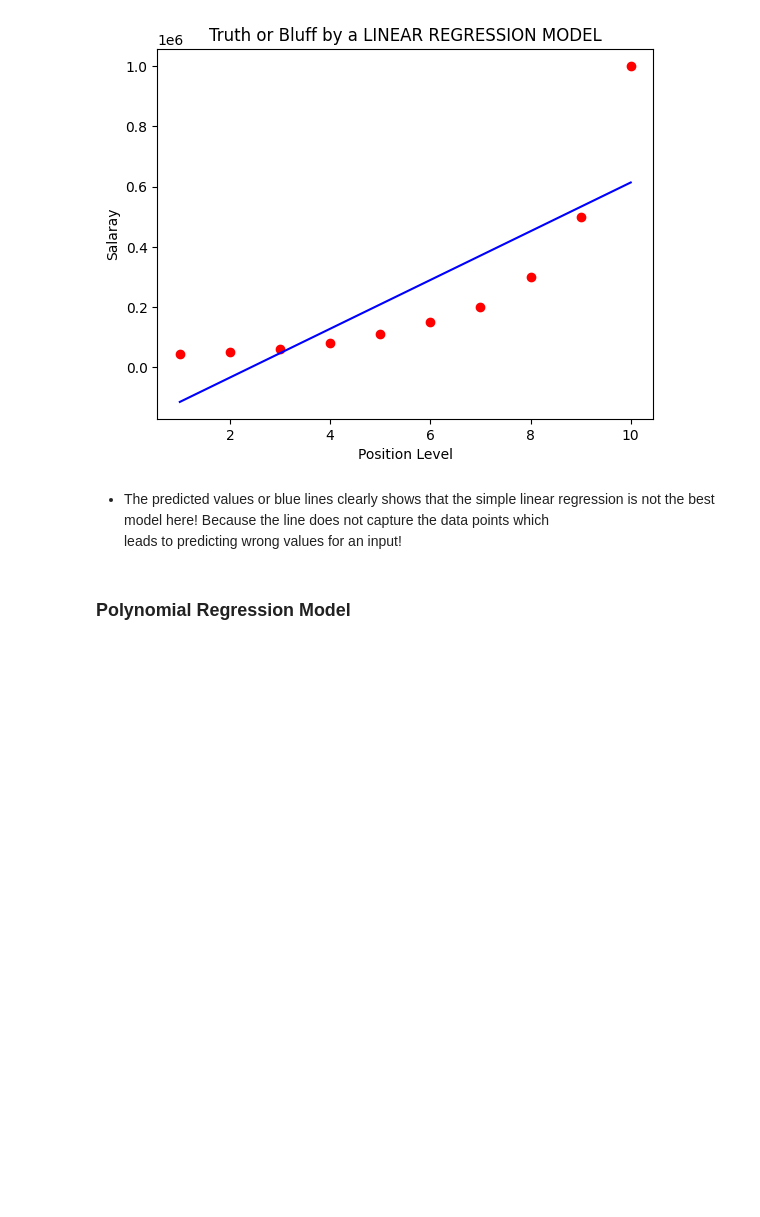
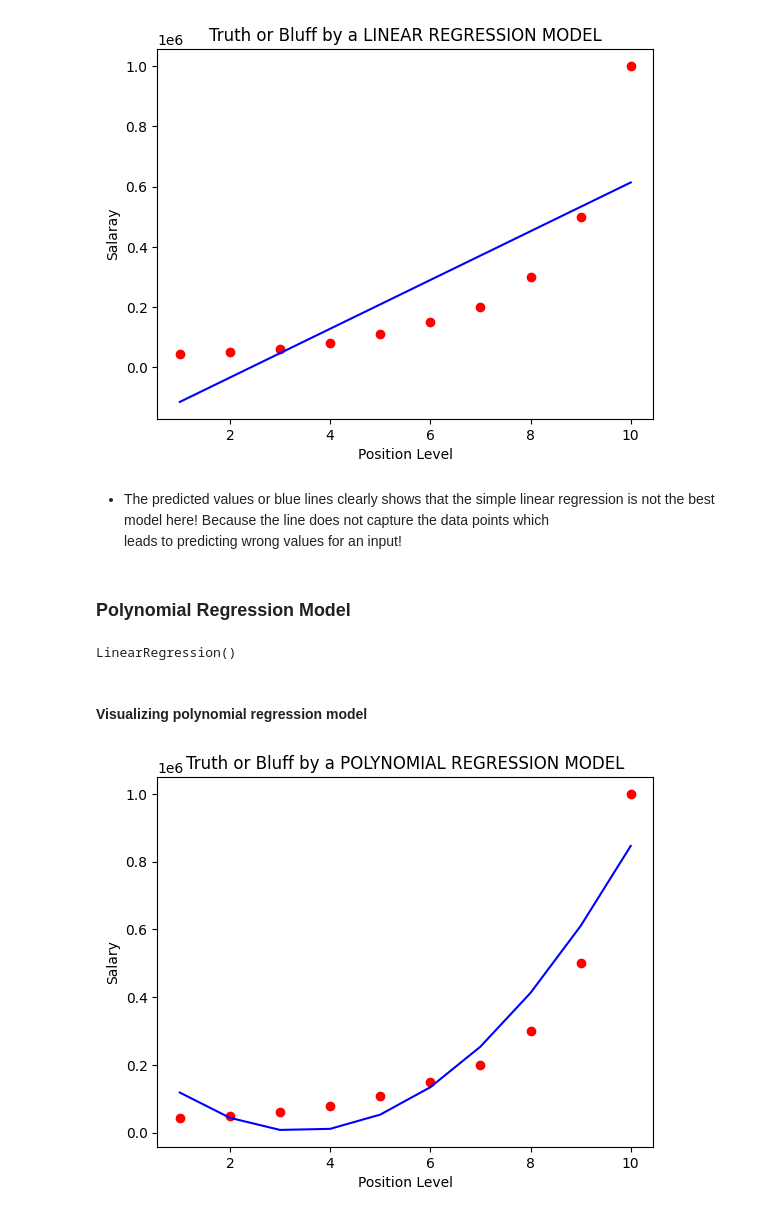
Before and after one commit to Darknight47/Regression, a Jupyter notebook: Polynomial Regression/polynomial_regression.ipynb, the cells around one changed output. Saved outputs shown, nothing was run; the diff lists cells and outputs as text; code cells hidden in the pictures; blank space fills up the shorter version.

Commit message:
Training and testing the polynomial regression model

```diff
--- a/Polynomial Regression/polynomial_regression.ipynb
+++ b/Polynomial Regression/polynomial_regression.ipynb
@@ -106,3 +107,22 @@ plt.show()
 leads to predicting wrong values for an input!
 # %% [markdown]
 ### Polynomial Regression Model
+# %%
+# Polynomial Regression
+poly_reg = PolynomialFeatures(degree= 2)
+X_poly = poly_reg.fit_transform(X)
+linear_poly_reg = LinearRegression()
+linear_poly_reg.fit(X_poly, y)
+# %% [output]
+LinearRegression()
+# %% [markdown]
+#### Visualizing polynomial regression model
+# %%
+plt.scatter(X, y, color = "red")
+plt.plot(X, linear_poly_reg.predict(poly_reg.fit_transform(X)), color = "blue")
+plt.title("Truth or Bluff by a POLYNOMIAL REGRESSION MODEL")
+plt.xlabel('Position Level')
+plt.ylabel('Salary')
+plt.show()
+# %% [output]
+[figure, added]
```
Also changed, not shown: parts of 1 cell of this notebook.
